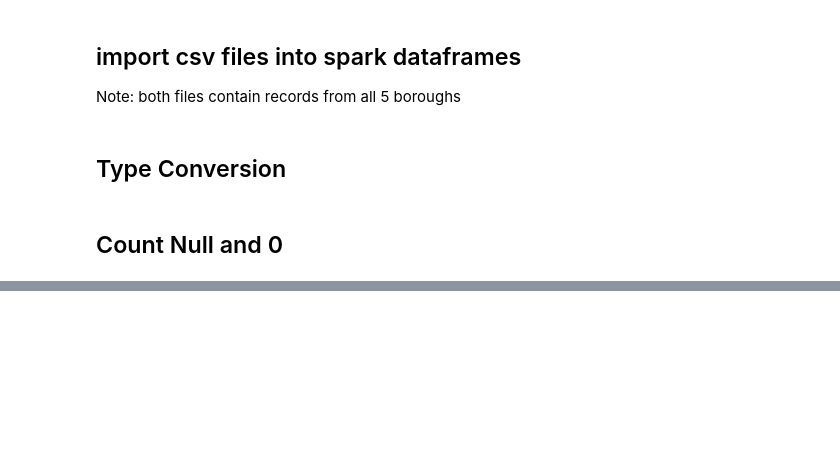
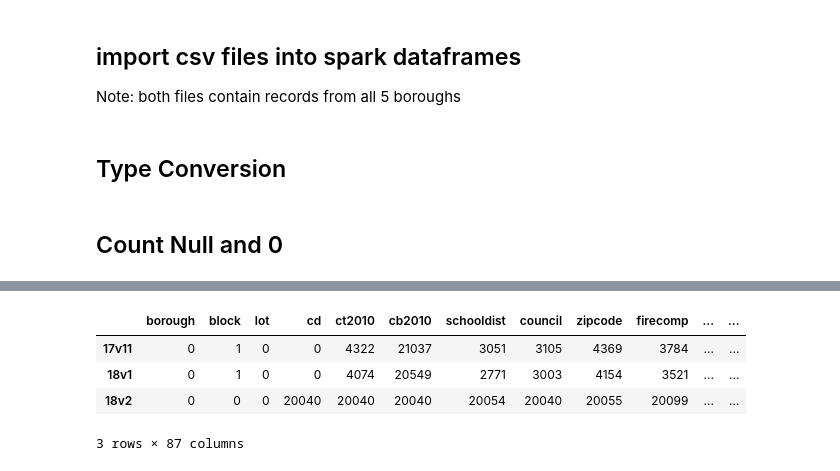
Before and after one commit to NYCPlanning/db-pluto-qaqc, a Jupyter notebook: pluto_18v2_18v1_null_comparison.ipynb, the cells around one changed output, grey strips where cells are left out. Drawn from its saved outputs; the diff is of its cells as text; code cells hidden in the pictures; blank space fills up the shorter version.

```diff
--- a/pluto_18v2_18v1_null_comparison.ipynb
+++ b/pluto_18v2_18v1_null_comparison.ipynb
@@ -35,6 +37,7 @@ cols = df2.columns
 # %%
 df1 = df1.select(cols)
 df2 = df2.select(cols)
+df3 = df3.select(cols)
 # %% [markdown]
 ## Type Conversion
 # %%
@@ -89,0 +90,9 @@ plt.show()
+# %%
+null_all.index = ['17v11', '18v1', '18v2']
+null_all
+# %% [output]
+|  | borough | block | lot | cd | ct2010 | cb2010 | schooldist | council | zipcode | firecomp | ... | ... |
+| 17v11 | 0 | 1 | 0 | 0 | 4322 | 21037 | 3051 | 3105 | 4369 | 3784 | ... | ... |
+| 18v1 | 0 | 1 | 0 | 0 | 4074 | 20549 | 2771 | 3003 | 4154 | 3521 | ... | ... |
+| 18v2 | 0 | 0 | 0 | 20040 | 20040 | 20040 | 20054 | 20040 | 20055 | 20099 | ... | ... |
+3 rows × 87 columns
```
Also changed, not shown: parts of 11 cells of this notebook, 4 other files.
